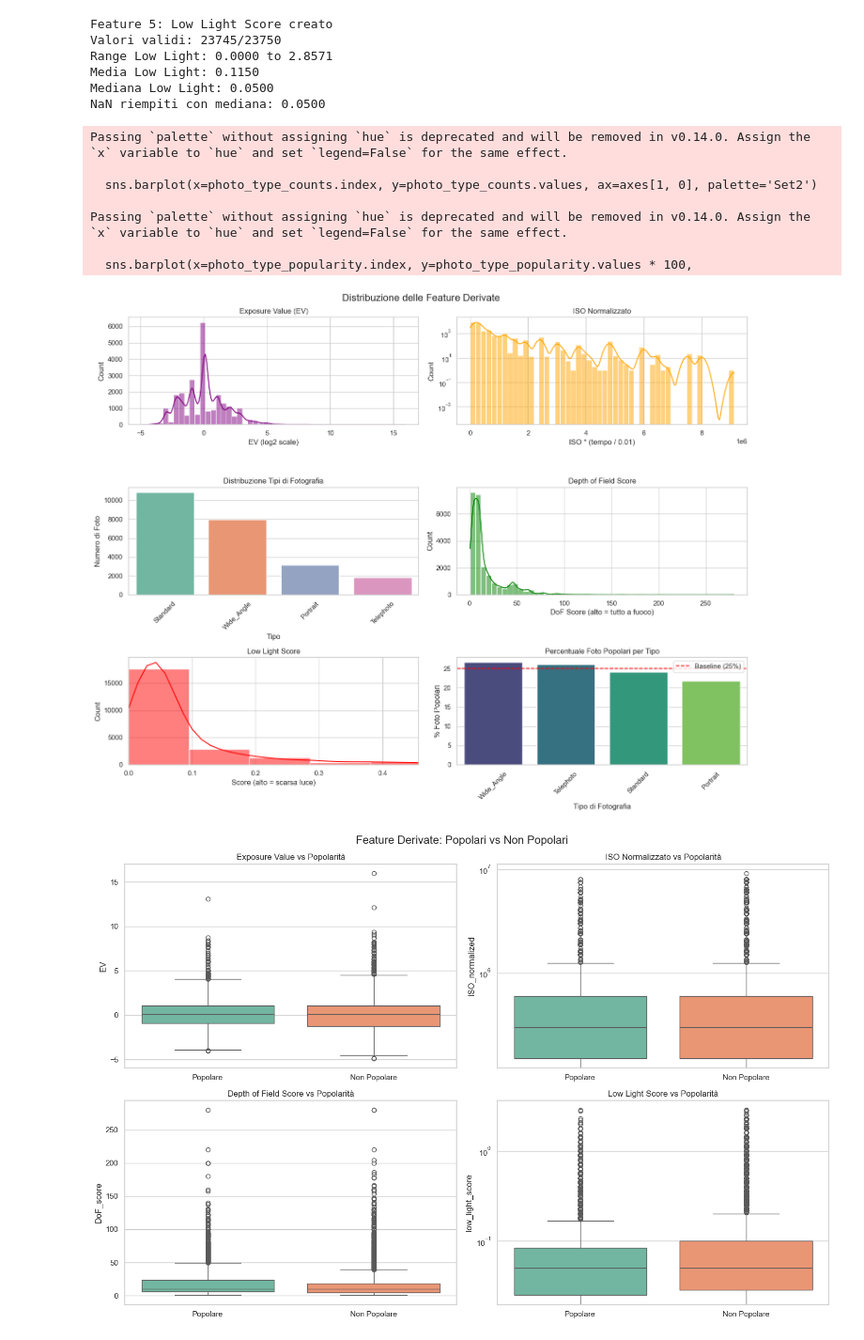
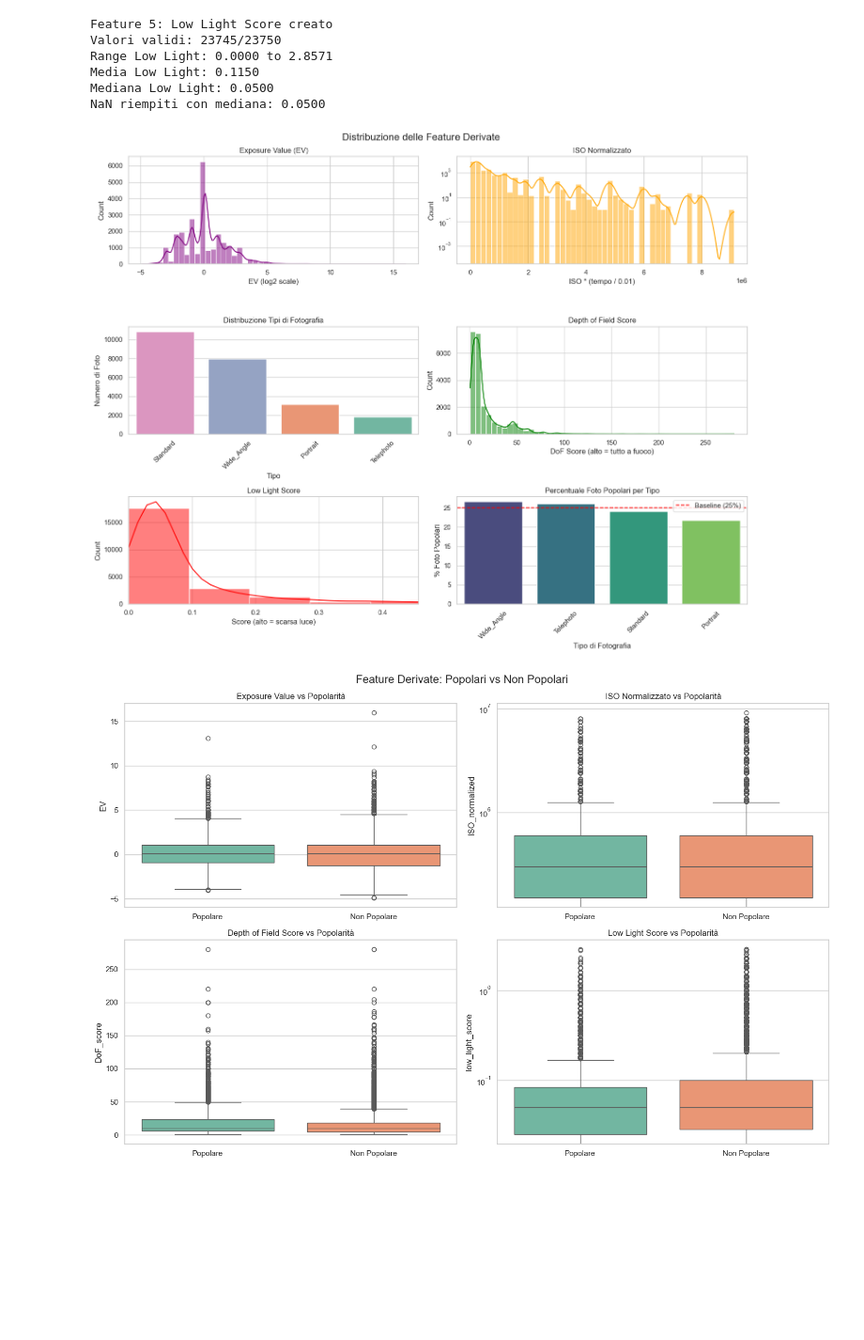
Before and after one commit to maicolsanti/unibo_artifical_intelligence, a Jupyter notebook: project.ipynb, the cells around one changed output. Shown at 94% size. Drawn from its saved outputs; the diff is of its cells as text; code cells hidden in the pictures; blank space fills up the shorter version.

```diff
--- a/project.ipynb
+++ b/project.ipynb
@@ -497,45 +497,38 @@ axes[0, 1].set_yscale('log')  # Scala log per gestire outlier
 
 # Plot 3: Photography Type (categorica)
 photo_type_counts = df_clean['Photography_Type'].value_counts()
-sns.barplot(x=photo_type_counts.index, y=photo_type_counts.values, ax=axes[1, 0], palette='Set2')
+sns.barplot(x=photo_type_counts.index, y=photo_type_counts.values, ax=axes[1, 0], palette='Set2', hue=photo_type_counts.values, legend=False)
 axes[1, 0].set_title('Distribuzione Tipi di Fotografia')
 axes[1, 0].set_xlabel('Tipo')
 axes[1, 0].set_ylabel('Numero di Foto')
 axes[1, 0].tick_params(axis='x', rotation=45)
 
 # Plot 4: DoF Score
 sns.histplot(data=df_clean, x='DoF_score', bins=50, kde=True, ax=axes[1, 1], color='green')
 axes[1, 1].set_title('Depth of Field Score')
 axes[1, 1].set_xlabel('DoF Score (alto = tutto a fuoco)')
 
 # Plot 5: Low Light Score
 sns.histplot(data=df_clean, x='low_light_score', bins=30, kde=True, ax=axes[2, 0], color='red')
 axes[2, 0].set_title('Low Light Score')
 axes[2, 0].set_xlabel('Score (alto = scarsa luce)')
 axes[2, 0].set_xlim(0, df_clean['low_light_score'].quantile(0.95))  # Taglia outlier estremi
 
 # Plot 6: Percentuale Popolari per Tipo di Fotografia
 photo_type_popularity = df_clean.groupby('Photography_Type')['is_popular'].mean().sort_values(ascending=False)
 sns.barplot(x=photo_type_popularity.index, y=photo_type_popularity.values * 100,
-            ax=axes[2, 1], palette='viridis')
+            ax=axes[2, 1], palette='viridis', hue=photo_type_popularity.index, legend=False)
 axes[2, 1].set_title('Percentuale Foto Popolari per Tipo')
 axes[2, 1].set_ylabel('% Foto Popolari')
 axes[2, 1].set_xlabel('Tipo di Fotografia')
 axes[2, 1].tick_params(axis='x', rotation=45)
 axes[2, 1].axhline(y=25, color='red', linestyle='--', label='Baseline (25%)')
 axes[2, 1].legend()
 
 plt.tight_layout()
 plt.show()
 # %% [output]
-Passing `palette` without assigning `hue` is deprecated and will be removed in v0.14.0. Assign the `x` variable to `hue` and set `legend=False` for the same effect.
-
-  sns.barplot(x=photo_type_counts.index, y=photo_type_counts.values, ax=axes[1, 0], palette='Set2')
-
-Passing `palette` without assigning `hue` is deprecated and will be removed in v0.14.0. Assign the `x` variable to `hue` and set `legend=False` for the same effect.
-
-  sns.barplot(x=photo_type_popularity.index, y=photo_type_popularity.values * 100,
-[figure, old version]
+[figure, new version]
 # %%
 # VISUALIZZAZIONE 2: Boxplot - Confronto Feature Derivate vs Popolarità
 
```
